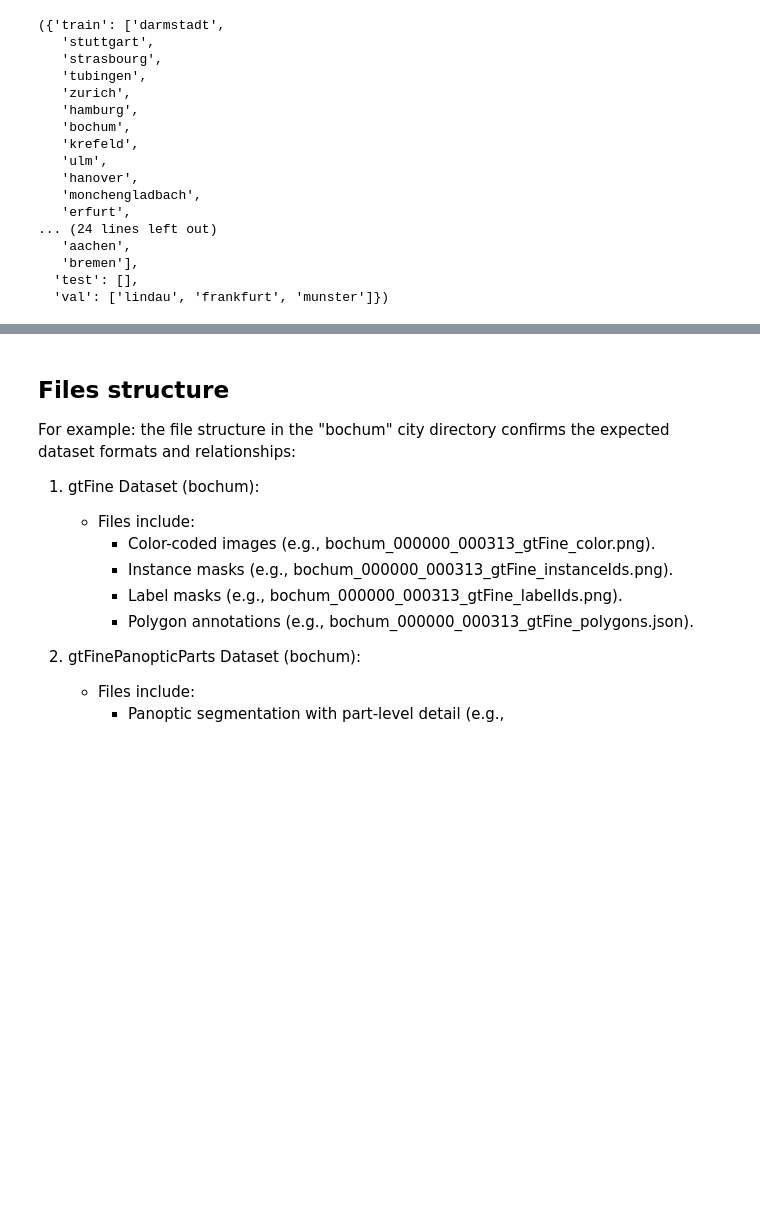
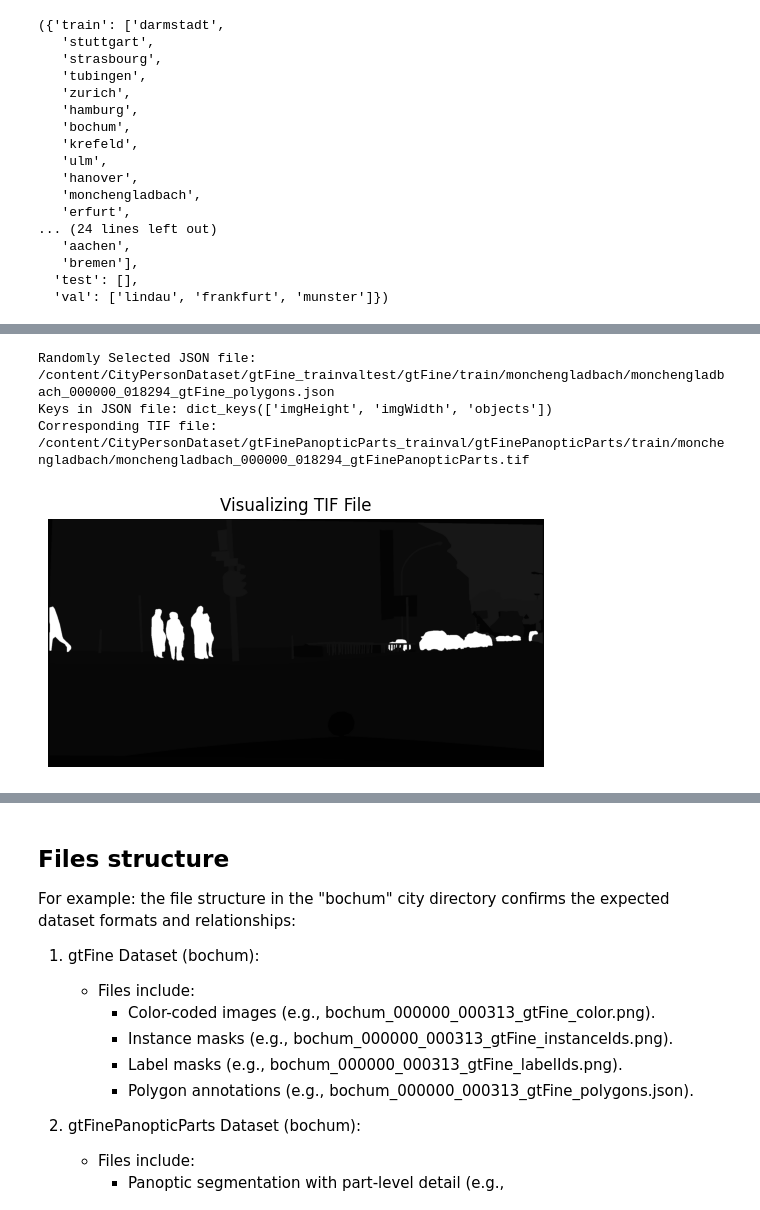
Before and after one commit to raz0208/City-Person-Dataset-EDA, a Jupyter notebook: CityPersonDatasetEDA.ipynb, the cells around one changed output, grey strips where cells are left out. Saved outputs shown, nothing was run; the diff lists cells and outputs as text; code cells hidden in the pictures; blank space fills up the shorter version.

```diff
--- a/CityPersonDatasetEDA.ipynb
+++ b/CityPersonDatasetEDA.ipynb
@@ -135,0 +168,49 @@ File counts in gtFinePanopticParts: Counter({'.tif': 3475})
+# %%
+def parse_json_file(json_path):
+    with open(json_path, 'r') as file:
+        data = json.load(file)
+    print("Keys in JSON file:", data.keys())
+    return data
+# %%
+# Randomly select a JSON file from gtFine
+json_files = []
+for root, _, files in os.walk(gtFine_CorePath):
+    for file in files:
+        if file.endswith('.json'):
+            json_files.append(os.path.join(root, file))
+
+if not json_files:
+    print("No JSON files found in gtFine dataset.")
+else:
+    sample_json = random.choice(json_files)
+    print(f"Randomly Selected JSON file: {sample_json}")
+    sample_data = parse_json_file(sample_json)
+
+    # Derive the corresponding .tif file path in gtFinePanopticParts
+    json_filename = os.path.basename(sample_json)
+    tif_filename = json_filename.replace('_gtFine_polygons.json', '_gtFinePanopticParts.tif')
+
+    tif_file_path = None
+    for root, _, files in os.walk(gtFinePano_CorePath):
+        for file in files:
+            if file == tif_filename:
+                tif_file_path = os.path.join(root, file)
+                break
+        if tif_file_path:
+            break
+
+    # Visualize the .tif file if it exists
+    if tif_file_path:
+        print(f"Corresponding TIF file: {tif_file_path}")
+        tif_image = Image.open(tif_file_path)
+        plt.imshow(tif_image)
+        plt.title("Visualizing TIF File")
+        plt.axis('off')  # Turn off axis for better visualization
+        plt.show()
+    else:
+        print(f"No corresponding TIF file found for {sample_json}")
+# %% [output]
+Randomly Selected JSON file: /content/CityPersonDataset/gtFine_trainvaltest/gtFine/train/monchengladbach/monchengladbach_000000_018294_gtFine_polygons.json
+Keys in JSON file: dict_keys(['imgHeight', 'imgWidth', 'objects'])
+Corresponding TIF file: /content/CityPersonDataset/gtFinePanopticParts_trainval/gtFinePanopticParts/train/monchengladbach/monchengladbach_000000_018294_gtFinePanopticParts.tif
+[figure, added]
```
Also changed, not shown: parts of 6 cells of this notebook.
